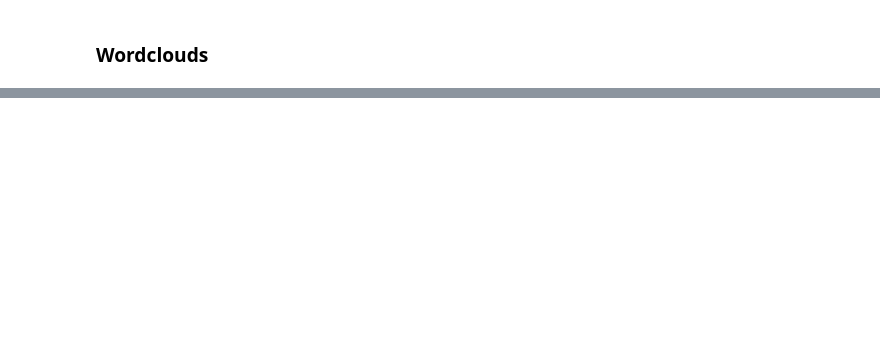
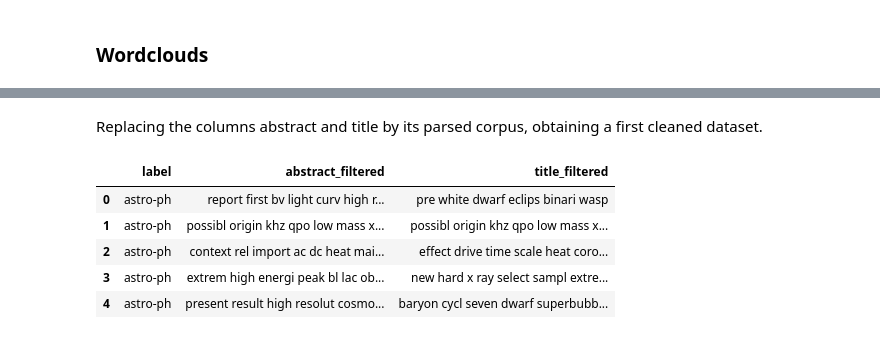
Before and after one commit to isabelvieira/NLP-FEUP, a Jupyter notebook: dataUnderstanding.ipynb, the cells around one changed output, grey strips where cells are left out. Saved outputs shown, nothing was run; the diff lists cells and outputs as text; code cells hidden in the pictures; blank space fills up the shorter version.

```diff
--- a/dataUnderstanding.ipynb
+++ b/dataUnderstanding.ipynb
@@ -207,0 +228,14 @@ Wordcloud for category: eess
+# %% [markdown]
+Replacing the columns abstract and title by its parsed corpus, obtaining a first cleaned dataset.
+# %%
+df_temp = pd.DataFrame(title_corpus, columns=['title_filtered'])
+df_parsed = pd.concat([df_temp2, df_temp], axis=1)
+df_parsed.drop(['title', 'abstract'], axis=1, inplace=True)
+df_parsed.head()
+# %% [output]
+|  | label | abstract_filtered | title_filtered |
+| 0 | astro-ph | report first bv light curv high r... | pre white dwarf eclips binari wasp |
+| 1 | astro-ph | possibl origin khz qpo low mass x... | possibl origin khz qpo low mass x... |
+| 2 | astro-ph | context rel import ac dc heat mai... | effect drive time scale heat coro... |
+| 3 | astro-ph | extrem high energi peak bl lac ob... | new hard x ray select sampl extre... |
+| 4 | astro-ph | present result high resolut cosmo... | baryon cycl seven dwarf superbubb... |
```
Also changed, not shown: parts of 7 cells of this notebook.
